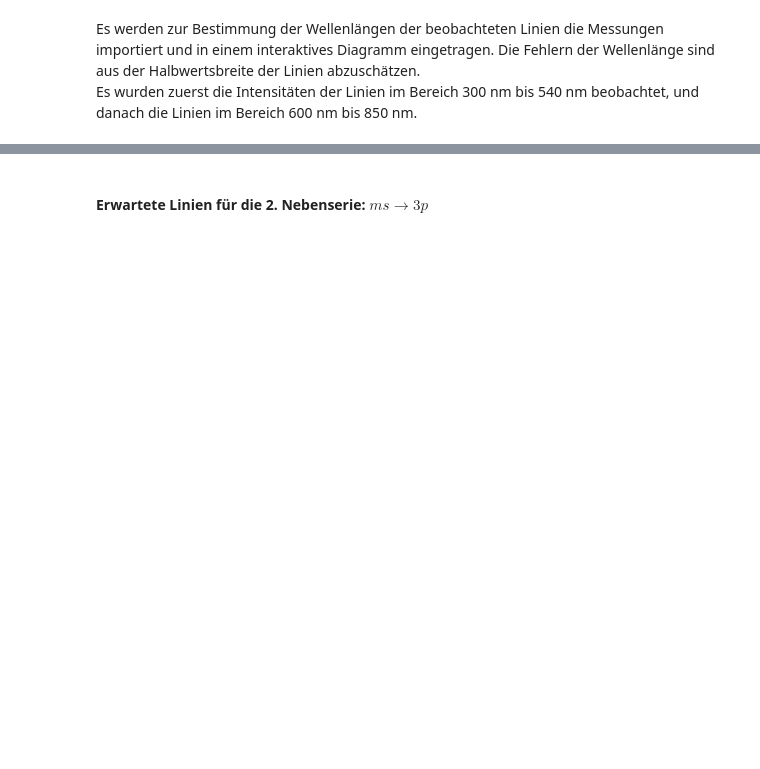
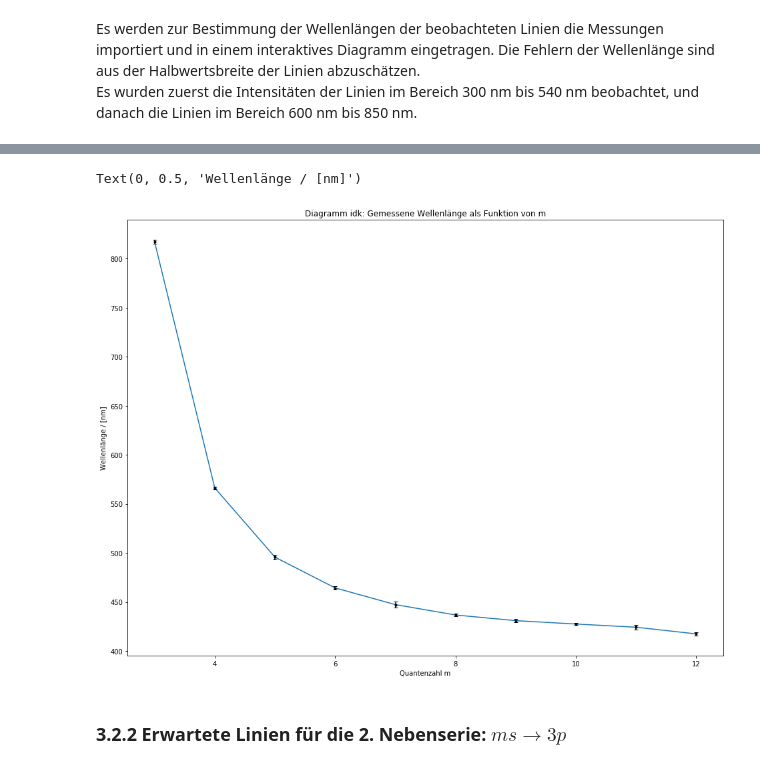
Before and after one commit to Meistermagier/PAP2, a Jupyter notebook: Experiment 234/Experiment_234.ipynb, the cells around one changed output, grey strips where cells are left out. Drawn from its saved outputs; the diff is of its cells as text; code cells hidden in the pictures; blank space fills up the shorter version.

```diff
--- a/Experiment 234/Experiment_234.ipynb
+++ b/Experiment 234/Experiment_234.ipynb
@@ -166,2 +298,18 @@ bzw.
+# %%
+%matplotlib inline
+neb_1 = np.genfromtxt('https://raw.githubusercontent.com/Meistermagier/PAP2/master/Experiment%20234/Natriumspektrum/Nebenserie1.csv', delimiter=',')
+m = neb_1[1:,0]
+wl_neb1 = neb_1[1:,2]
+d_wl_neb1 = neb_1[1:,3]
+
+plt.figure(figsize=(16,12))
+plt.plot(m,wl_neb1)
+plt.errorbar(m, wl_neb1, yerr = d_wl_neb1, capsize=3, fmt='.k')
+plt.title('Diagramm idk: Gemessene Wellenlänge als Funktion von m')
+plt.xlabel('Quantenzahl m')
+plt.ylabel('Wellenlänge / [nm]')
+# %% [output]
+Text(0, 0.5, 'Wellenlänge / [nm]')
+[figure, added]
 # %% [markdown]
-#### Erwartete Linien für die 2. Nebenserie: $ms \rightarrow 3p$
+### 3.2.2 Erwartete Linien für die 2. Nebenserie: $ms \rightarrow 3p$
```
Also changed, not shown: parts of 29 cells of this notebook.
